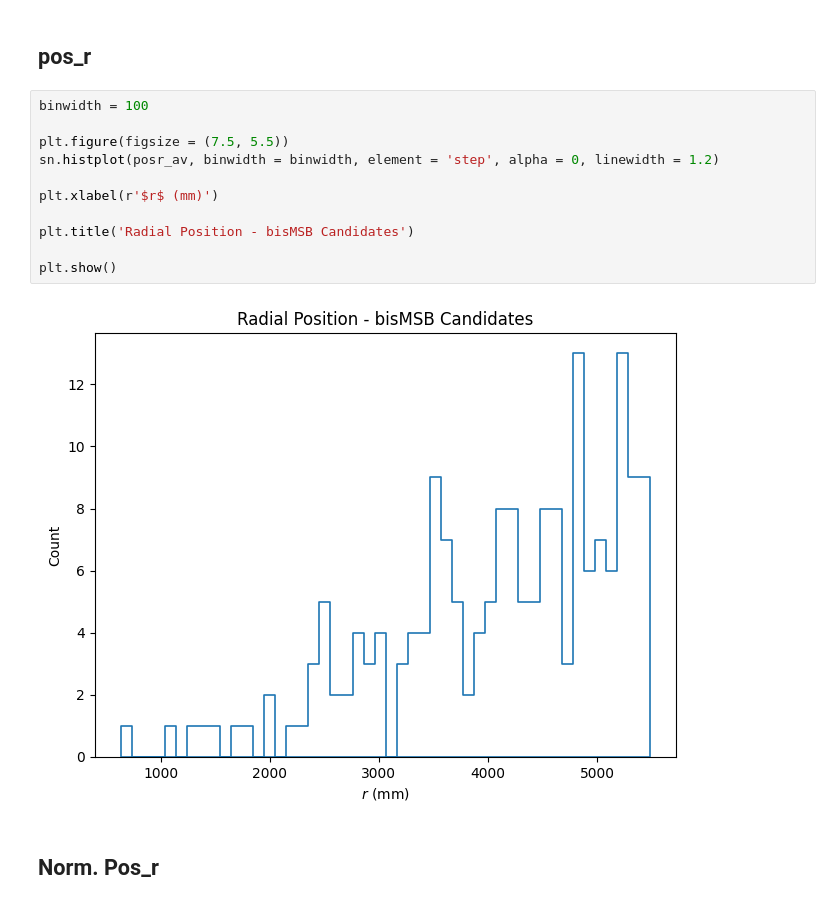
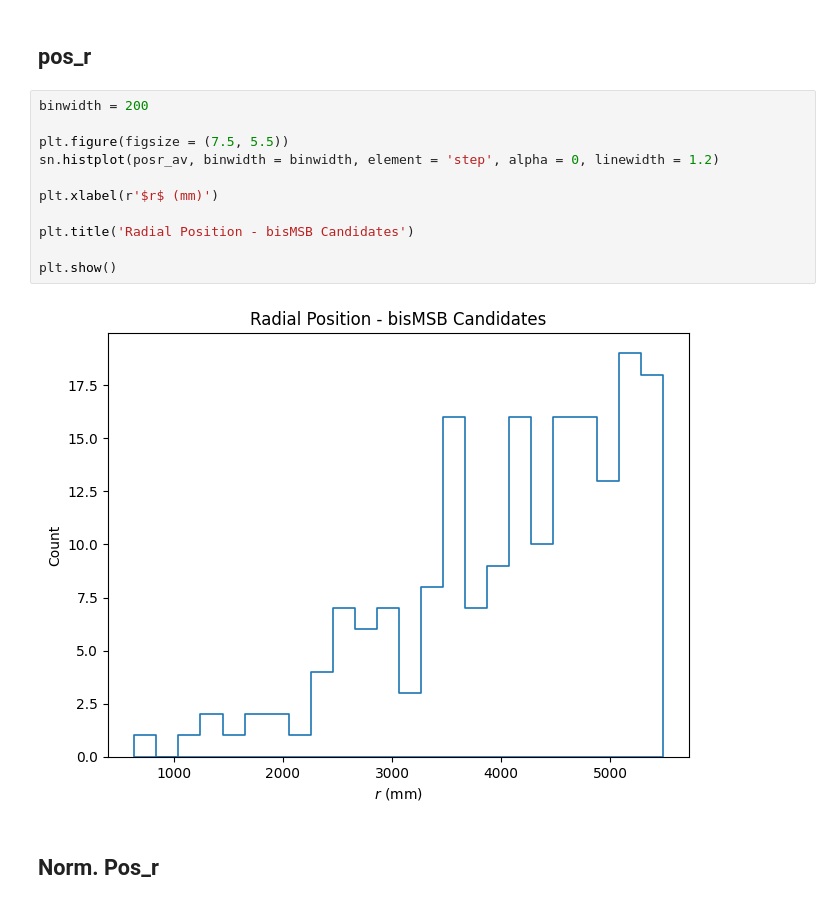
Before and after one commit to joankl/Solar-Neutrinos-Project, a Jupyter notebook: bis_data_candidates/First candidates study.ipynb, the cells around one changed output. Saved outputs shown, nothing was run; the diff lists cells and outputs as text.

Commit message:
Update on plots for the bisMSB candidates for solar analysis

```diff
--- a/bis_data_candidates/First candidates study.ipynb
+++ b/bis_data_candidates/First candidates study.ipynb
@@ -63,18 +63,18 @@ plt.show()
 # %% [markdown]
 ## pos_r
 # %%
-binwidth = 100
+binwidth = 200
 
 plt.figure(figsize = (7.5, 5.5))
 sn.histplot(posr_av, binwidth = binwidth, element = 'step', alpha = 0, linewidth = 1.2)
 
 plt.xlabel(r'$r$ (mm)')
 
 plt.title('Radial Position - bisMSB Candidates')
 
 plt.show()
 # %% [output]
-[figure, old version]
+[figure, new version]
 # %% [markdown]
 ## Norm. Pos_r
 # %%
```
